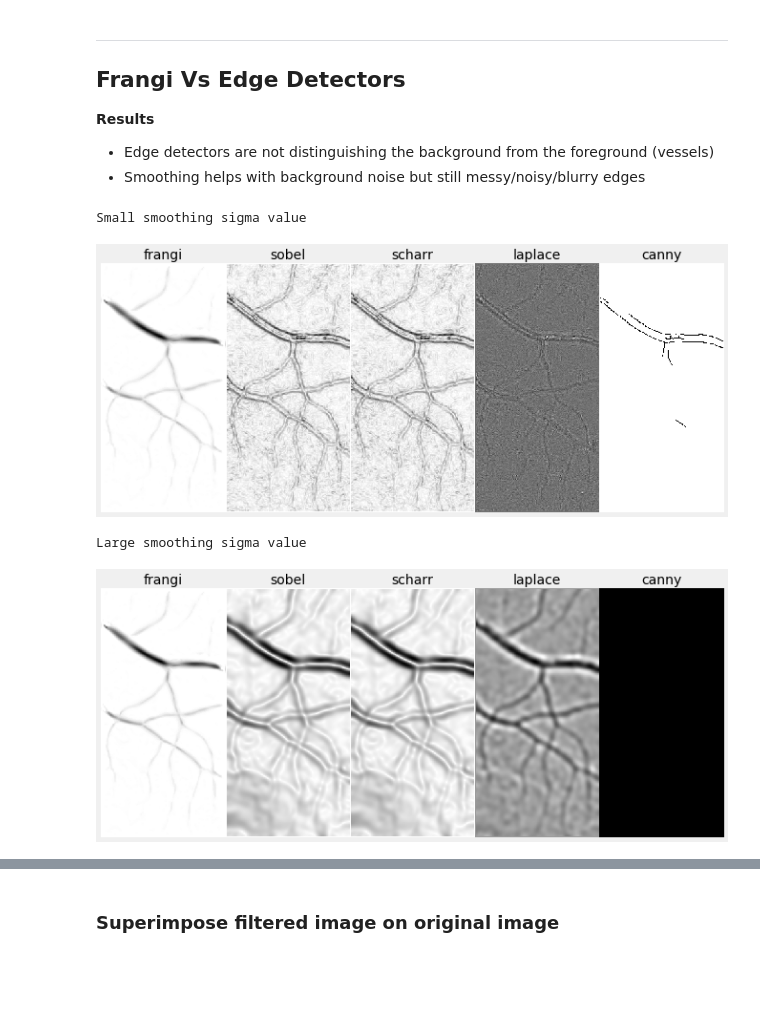
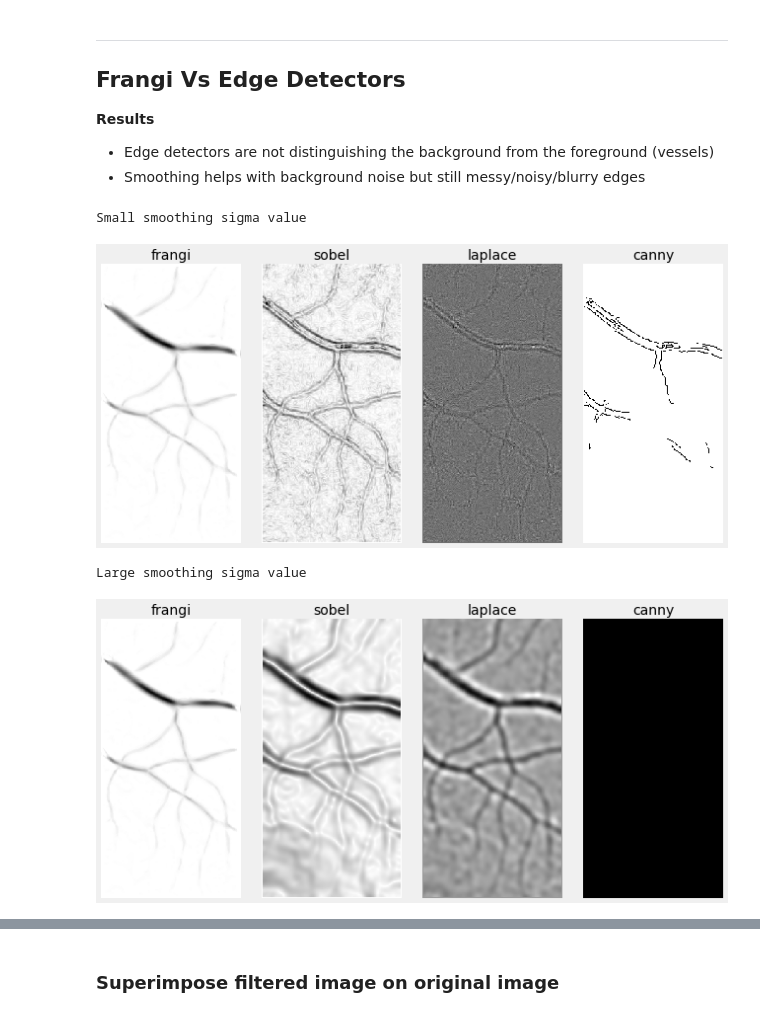
Before and after one commit to bilha-analytics/school, a Jupyter notebook: notebooks/dsp_image/paper/002_frangi_comparison_report.ipynb, the cells around one changed output, grey strips where cells are left out. Cells and saved outputs as stored; diff of their text form; code cells hidden in the pictures; blank space fills up the shorter version.

```diff
--- a/notebooks/dsp_image/paper/002_frangi_comparison_report.ipynb
+++ b/notebooks/dsp_image/paper/002_frangi_comparison_report.ipynb
@@ -17,7 +17,8 @@ $( document ).ready(code_toggle);
 # %%
 %run "002_frangi_comparisons_shared.ipynb"
 # %%
-img = SrcImage("media/mraneck2.jpeg")
+#img = SrcImage("media/mraneck2.jpeg")
+img = SrcImage()
 img.show_with_hist()
 print(img.stats)
 # %% [output]
@@ -44,16 +45,16 @@ Compare with
 # %%
 def run_filter_operators(img, filterz, filter_namez, paramz, ibase=None, ibasename=None):
     outsiez = [] if ibase is None else [ibase]
-    for filt, lbl in zip( filterz, filter_namez):
-        f = AFilter( filt, paramz, lbl)
+    for filt, lbl, param in zip( filterz, filter_namez, paramz):
+        f = AFilter( filt, param, lbl)
         outsiez.append( f.apply(img))
 
     t = filter_namez if ibase is None else ['frangi' if ibasename is None else ibasename, *filter_namez]
     show_image_list(outsiez, titlez=t, nc=len(outsiez))
     return outsiez
 
-def run_mashup(img, base, base_name, filterz, filter_namez, paramz,
-               ibase=None, ibasename=None, base_paramz={},
+def run_mashup(img, base, base_name, base_paramz, filterz, filter_namez, paramz,
+               ibase=None, ibasename=None,
               addback=False):
     base_res = AFilter(base, base_paramz, base_name)
     base_img = base_res.apply(img)
@@ -65,8 +66,8 @@ def run_mashup(img, base, base_name, filterz, filter_namez, paramz,
     def run_operator(operator, name, sym):
         d = "="
         reportez.append(f"{d*4} {name} operation Mashup {d*4}")
-        for filt, lbl in zip( filterz, filter_namez):
-            fi = AFilter( filt, paramz, lbl).apply(img)
+        for filt, lbl, param in zip( filterz, filter_namez, paramz):
+            fi = AFilter( filt, param, lbl).apply(img)
             f = operator(  [fi ], show=False)
             if addback:
                 f = f + fi
@@ -88,13 +89,24 @@ def run_mashup(img, base, base_name, filterz, filter_namez, paramz,
 
     print( "\n".join( reportez))
     return outsiez2
+
+def compare_stats(base, outsiez, labelz):
+    header = AFilter.get_compare_stats_header()
+    reportez = []
+    for img, lbl in zip(outsiez, labelz):
+        reportez.append( base.compare_stats([img], img_titlez=[lbl], show=False) )
+
+    print("Compare Stats")
+    print( header )
+    print( "\n".join( reportez) )
 # %%
 sigmaz = range(0,10,1) #[ x/10 for x in range(4,100,2)]
-paramz = {'sigmas':sigmaz, 'black_ridges':0 }
+default_paramz = {'sigmas':sigmaz, 'black_ridges':0 }
 gray_smoothed_img = img.denoised(sig=7)
 # %%
 #paramz = {'sigmas':sigmaz, 'black_ridges':0 }
-ifrangi = AFilter( skfilters.frangi, paramz, 'lbl', mode=-1).apply(img.gray_float_array)
+frangi_filter_base = ifrangi = AFilter( skfilters.frangi, default_paramz, 'ifrangi', mode=-1)
+ifrangi = frangi_filter_base.apply(img.gray_float_array)
 # %%
 filterz = [skfilters.frangi, skfilters.sato, skfilters.meijering]
 labelz =['frangi', 'sato', 'meijering']
@@ -153,22 +221,22 @@ plt.show();
 - Edge detectors are not distinguishing the background from the foreground (vessels)
 - Smoothing helps with background noise but still messy/noisy/blurry edges
 # %%
+gray_smoothed_img = img.denoised(sig=0.01)
+default_edge_paramz = {}
 
-gray_smoothed_img = img.denoised(sig=0.01)
-edge_paramz = {}
-
-filterz = [skfilters.sobel, skfilters.scharr, skfilters.laplace, skimage.feature.canny]
-labelz =['sobel', 'scharr', 'laplace', 'canny']
+filterz = [skfilters.sobel, skfilters.laplace, skimage.feature.canny]
+labelz =['sobel', 'laplace', 'canny']
+edge_paramz = [default_edge_paramz, default_edge_paramz, {'sigma':0.00001} ]
 
 print("Small smoothing sigma value")
-rel_edgez = run_filter_operators(gray_smoothed_img, filterz, labelz, edge_paramz, ibase=ifrangi)
+rel_edgez = run_filter_operators(gray_smoothed_img, filterz, labelz, edge_paramz, ibase=ifrangi*10)
 # %% [output]
 Small smoothing sigma value
-[figure, old version]
+[figure, new version]
 # %%
 print("Large smoothing sigma value")
 gray_smoothed_img = img.denoised(sig=5)
 smothed_edgez = run_filter_operators(gray_smoothed_img, filterz, labelz, edge_paramz, ibase=ifrangi)
 # %% [output]
 Large smoothing sigma value
-[figure, old version]
+[figure, new version]
```
Also changed, not shown: parts of 17 cells of this notebook, 1 other file.
